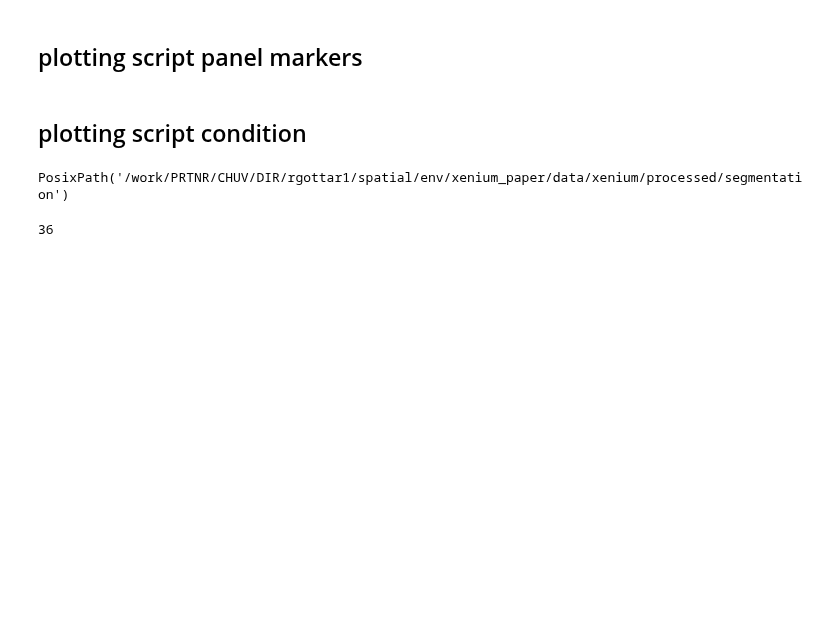
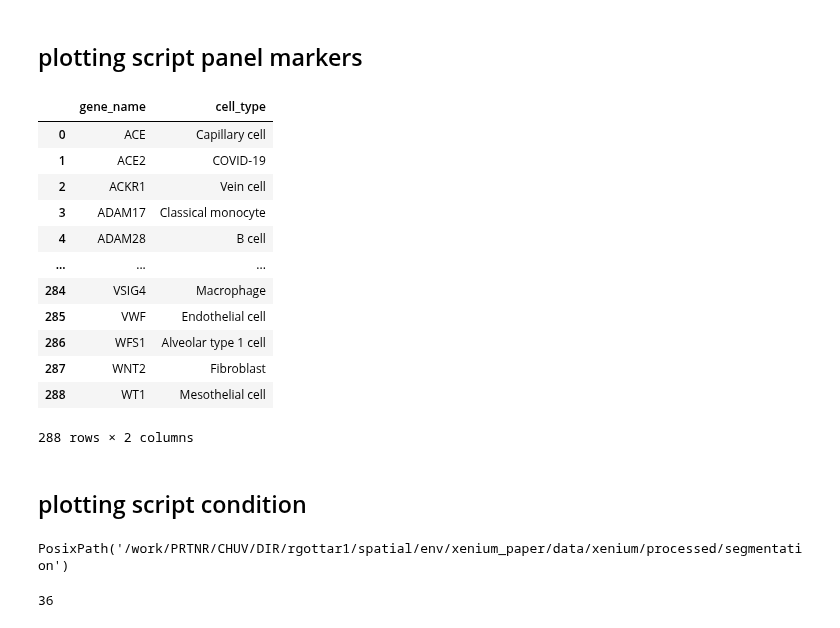
Before and after one commit to bdsc-tds/Bilous2025, a Jupyter notebook: workflow/notebooks/xenium/0-xenium_coexpression.ipynb, the cells around one changed output. Saved outputs shown, nothing was run; the diff lists cells and outputs as text; code cells hidden in the pictures; blank space fills up the shorter version.

```diff
--- a/workflow/notebooks/xenium/0-xenium_coexpression.ipynb
+++ b/workflow/notebooks/xenium/0-xenium_coexpression.ipynb
@@ -515,6 +528,35 @@ df_markers.loc[len(df_markers)]= ['T cell','CD3E']
 df_markers = df_markers[~(df_markers.duplicated('marker', keep=False))]
 # df_markers = df_markers.groupby('cell_type')[df_markers.columns].apply(lambda x: x.sample(min(len(x), 30), random_state=0)).reset_index(drop=True)
 df_markers.to_csv(cfg['markers_dir']+'non_overlapping_cell_type_markers.csv')
+# %%
+# chuvio_markers_path = '/work/PRTNR/CHUV/DIR/rgottar1/spatial/env/xenium_paper/data/markers/CHUV_IO_340_panel.csv'
+breast_markers_path = '/work/PRTNR/CHUV/DIR/rgottar1/spatial/env/xenium_paper/data/markers/Xenium_hBreast_v1_metadata.csv'
+lung_markers_path = '/work/PRTNR/CHUV/DIR/rgottar1/spatial/env/xenium_paper/data/markers/Xenium_hLung_v1_metadata.csv'
+lung5k_markers_path = '/work/PRTNR/CHUV/DIR/rgottar1/spatial/env/xenium_paper/data/markers/XeniumPrimeHuman5Kpan_tissue_pathways_metadata.csv'
+
+panel_path = lung_markers_path
+
+df_markers = pd.read_csv(panel_path)
+df_markers = df_markers.rename(columns={'Gene':'gene_name','Annotation':'cell_type','Gene ID':'gene_name','1st definition':'cell_type'})[['gene_name','cell_type']]
+df_markers = df_markers[~df_markers['cell_type'].isna()]
+df_markers['cell_type'] = df_markers['cell_type'].str.split(';')
+df_markers = df_markers[['gene_name','cell_type']].explode('cell_type')
+df_markers = df_markers[~(df_markers.duplicated('gene_name', keep=False))]
+df_markers
+# %% [output]
+|  | gene_name | cell_type |
+| 0 | ACE | Capillary cell |
+| 1 | ACE2 | COVID-19 |
+| 2 | ACKR1 | Vein cell |
+| 3 | ADAM17 | Classical monocyte |
+| 4 | ADAM28 | B cell |
+| ... | ... | ... |
+| 284 | VSIG4 | Macrophage |
+| 285 | VWF | Endothelial cell |
+| 286 | WFS1 | Alveolar type 1 cell |
+| 287 | WNT2 | Fibroblast |
+| 288 | WT1 | Mesothelial cell |
+288 rows × 2 columns
 # %%
 from pathlib import Path
 import sys
```
Also changed, not shown: parts of 2 cells of this notebook, 13 other files.
